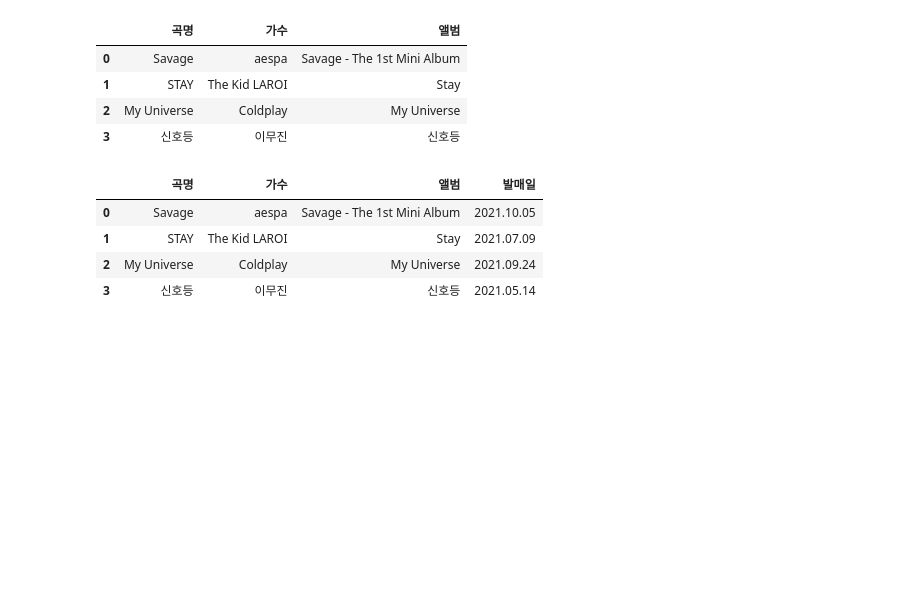
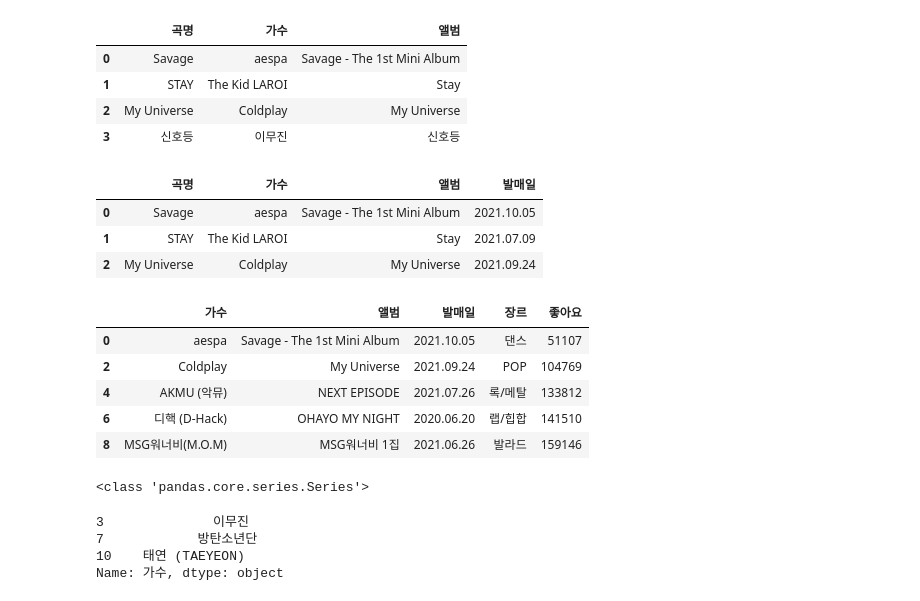
Before and after one commit to myvega2k/kosta_webscraping, a Jupyter notebook: 04.Melon100Chart 스크래핑.ipynb, the cells around one changed output. Cells and saved outputs as stored; diff of their text form; code cells hidden in the pictures; blank space fills up the shorter version.

```diff
--- a/04.Melon100Chart 스크래핑.ipynb
+++ b/04.Melon100Chart 스크래핑.ipynb
@@ -329,10 +329,28 @@ song_df.loc[0:3,'곡명':'앨범']
 | 3 | 신호등 | 이무진 | 신호등 |
 # %%
 #iloc은 인덱스를 slicing
-song_df.iloc[0:4,0:4]
+song_df.iloc[0:3,0:4]
 # %% [output]
 |  | 곡명 | 가수 | 앨범 | 발매일 |
 | 0 | Savage | aespa | Savage - The 1st Mini Album | 2021.10.05 |
 | 1 | STAY | The Kid LAROI | Stay | 2021.07.09 |
 | 2 | My Universe | Coldplay | My Universe | 2021.09.24 |
-| 3 | 신호등 | 이무진 | 신호등 | 2021.05.14 |
+# %%
+#1개씩 skip
+song_df.loc[0:9:2,'가수':'좋아요']
+# %% [output]
+|  | 가수 | 앨범 | 발매일 | 장르 | 좋아요 |
+| 0 | aespa | Savage - The 1st Mini Album | 2021.10.05 | 댄스 | 51107 |
+| 2 | Coldplay | My Universe | 2021.09.24 | POP | 104769 |
+| 4 | AKMU (악뮤) | NEXT EPISODE | 2021.07.26 | 록/메탈 | 133812 |
+| 6 | 디핵 (D-Hack) | OHAYO MY NIGHT | 2020.06.20 | 랩/힙합 | 141510 |
+| 8 | MSG워너비(M.O.M) | MSG워너비 1집 | 2021.06.26 | 발라드 | 159146 |
+# %%
+print(type(song_df.loc[[3,7,10],'가수']))
+song_df.loc[[3,7,10],'가수']
+# %% [output]
+<class 'pandas.core.series.Series'>
+3              이무진
+7            방탄소년단
+10    태연 (TAEYEON)
+Name: 가수, dtype: object
```
Also changed, not shown: parts of 3 cells of this notebook.
